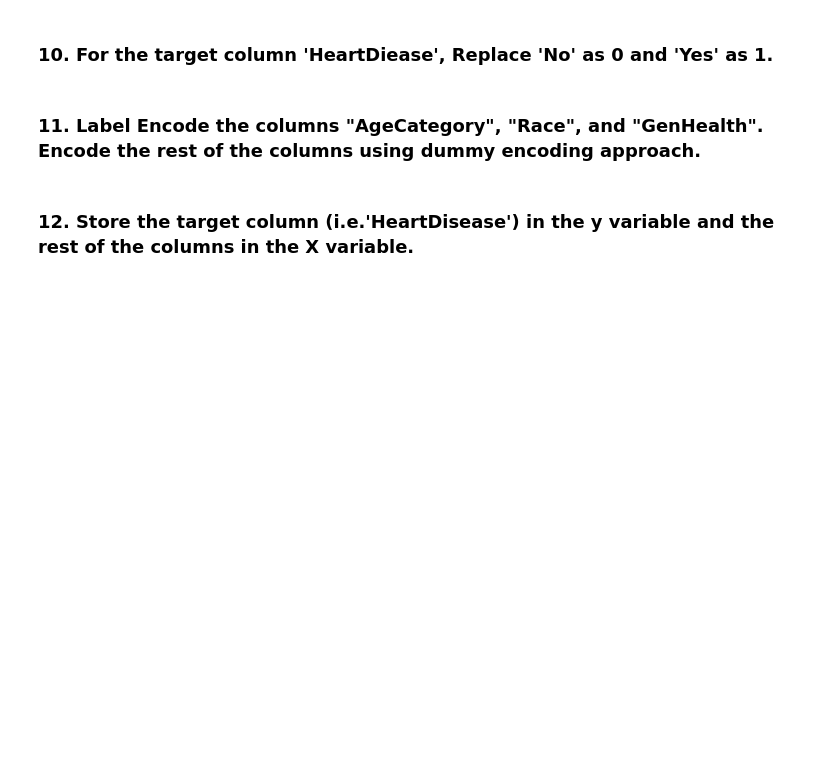
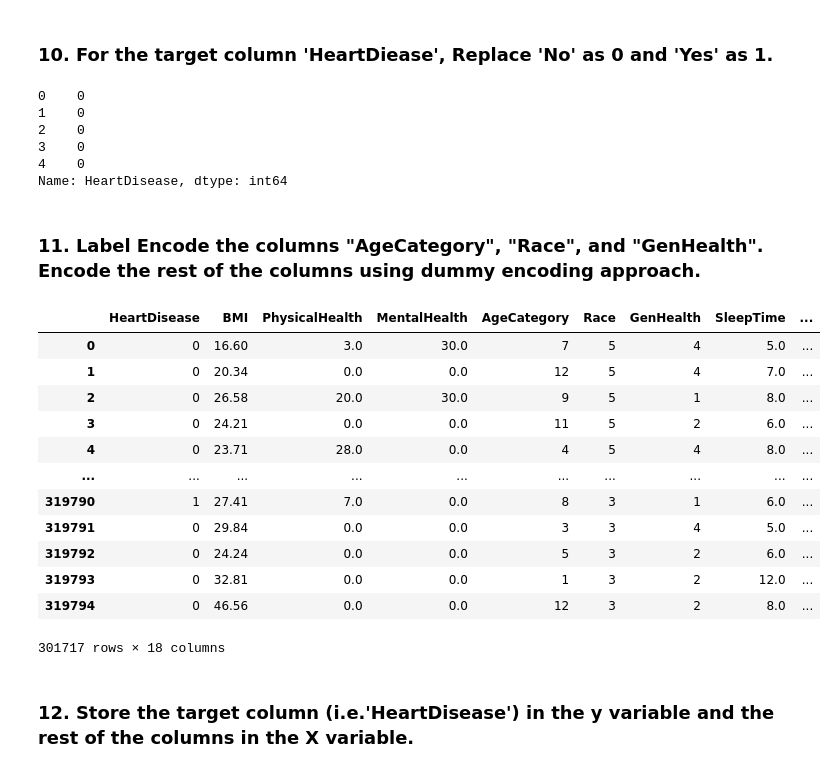
Before and after one commit to tarangini-shetty/tarangini_Lab3_PythonforDS, a Jupyter notebook: SupervisedLearning-LabProblemStatement.ipynb, the cells around one changed output. Saved outputs shown, nothing was run; the diff lists cells and outputs as text; code cells hidden in the pictures; blank space fills up the shorter version.

```diff
--- a/SupervisedLearning-LabProblemStatement.ipynb
+++ b/SupervisedLearning-LabProblemStatement.ipynb
@@ -215,0 +221,2 @@ for feature in categorical_features:
+# %%
+df['Diabetic'] = df['Diabetic'].replace({'Yes (during pregnancy)':'Yes','No, borderline diabetes':'No'})
@@ -216,4 +227,15 @@ for feature in categorical_features:
 # %% [markdown]
 ### 10. For the target column 'HeartDiease', Replace 'No' as 0 and 'Yes' as 1.
+# %%
+df['HeartDisease'] = df['HeartDisease'].replace({'Yes':1,'No':0})
+# %%
+df['HeartDisease'].head()
+# %% [output]
+0    0
+1    0
+2    0
+3    0
+4    0
+Name: HeartDisease, dtype: int64
 # %% [markdown]
 ### 11. Label Encode the columns "AgeCategory", "Race", and "GenHealth". Encode the rest of the columns using dummy encoding approach.
@@ -220,2 +255,18 @@ for feature in categorical_features:
+# %%
+pd.get_dummies(df,drop_first=True)
+# %% [output]
+|  | HeartDisease | BMI | PhysicalHealth | MentalHealth | AgeCategory | Race | GenHealth | SleepTime | ... |
+| 0 | 0 | 16.60 | 3.0 | 30.0 | 7 | 5 | 4 | 5.0 | ... |
+| 1 | 0 | 20.34 | 0.0 | 0.0 | 12 | 5 | 4 | 7.0 | ... |
+| 2 | 0 | 26.58 | 20.0 | 30.0 | 9 | 5 | 1 | 8.0 | ... |
+| 3 | 0 | 24.21 | 0.0 | 0.0 | 11 | 5 | 2 | 6.0 | ... |
+| 4 | 0 | 23.71 | 28.0 | 0.0 | 4 | 5 | 4 | 8.0 | ... |
+| ... | ... | ... | ... | ... | ... | ... | ... | ... | ... |
+| 319790 | 1 | 27.41 | 7.0 | 0.0 | 8 | 3 | 1 | 6.0 | ... |
+| 319791 | 0 | 29.84 | 0.0 | 0.0 | 3 | 3 | 4 | 5.0 | ... |
+| 319792 | 0 | 24.24 | 0.0 | 0.0 | 5 | 3 | 2 | 6.0 | ... |
+| 319793 | 0 | 32.81 | 0.0 | 0.0 | 1 | 3 | 2 | 12.0 | ... |
+| 319794 | 0 | 46.56 | 0.0 | 0.0 | 12 | 3 | 2 | 8.0 | ... |
+301717 rows × 18 columns
 # %% [markdown]
 ### 12. Store the target column (i.e.'HeartDisease') in the y variable and the rest of the columns in the X variable.
```
Also changed, not shown: parts of 15 cells of this notebook.
